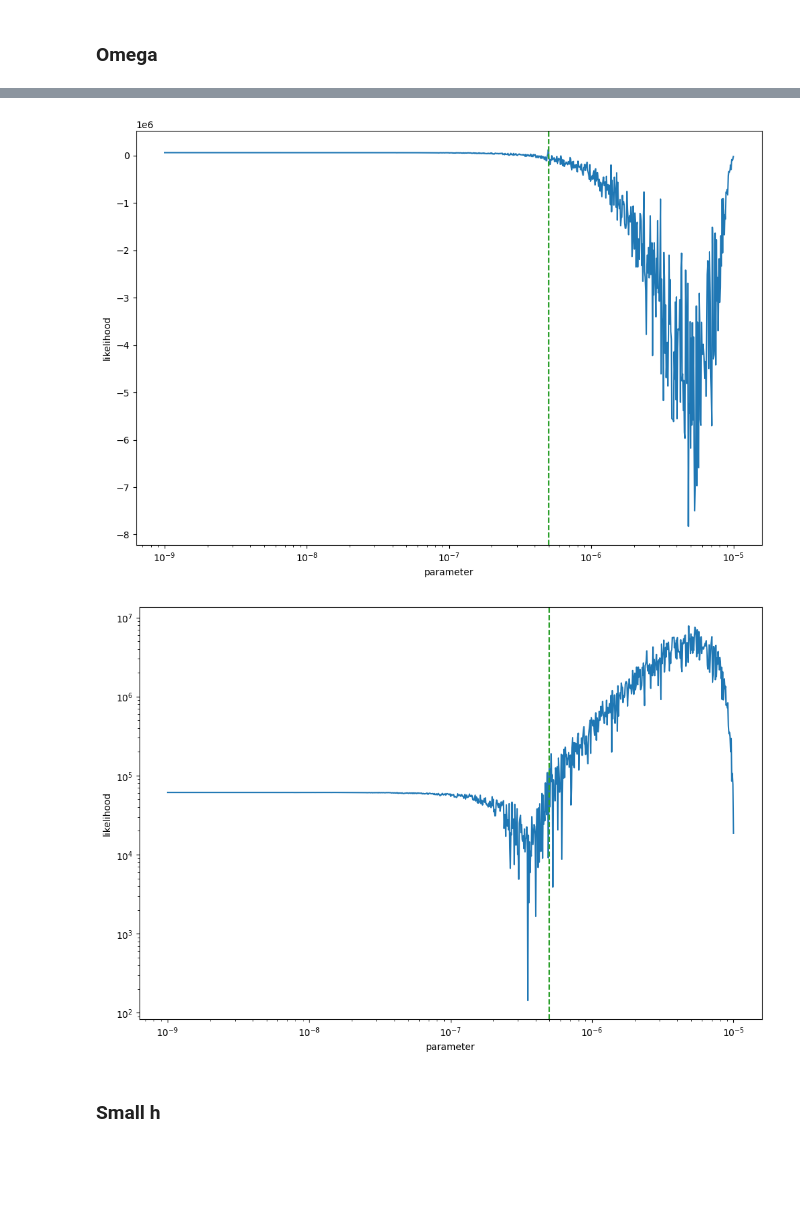
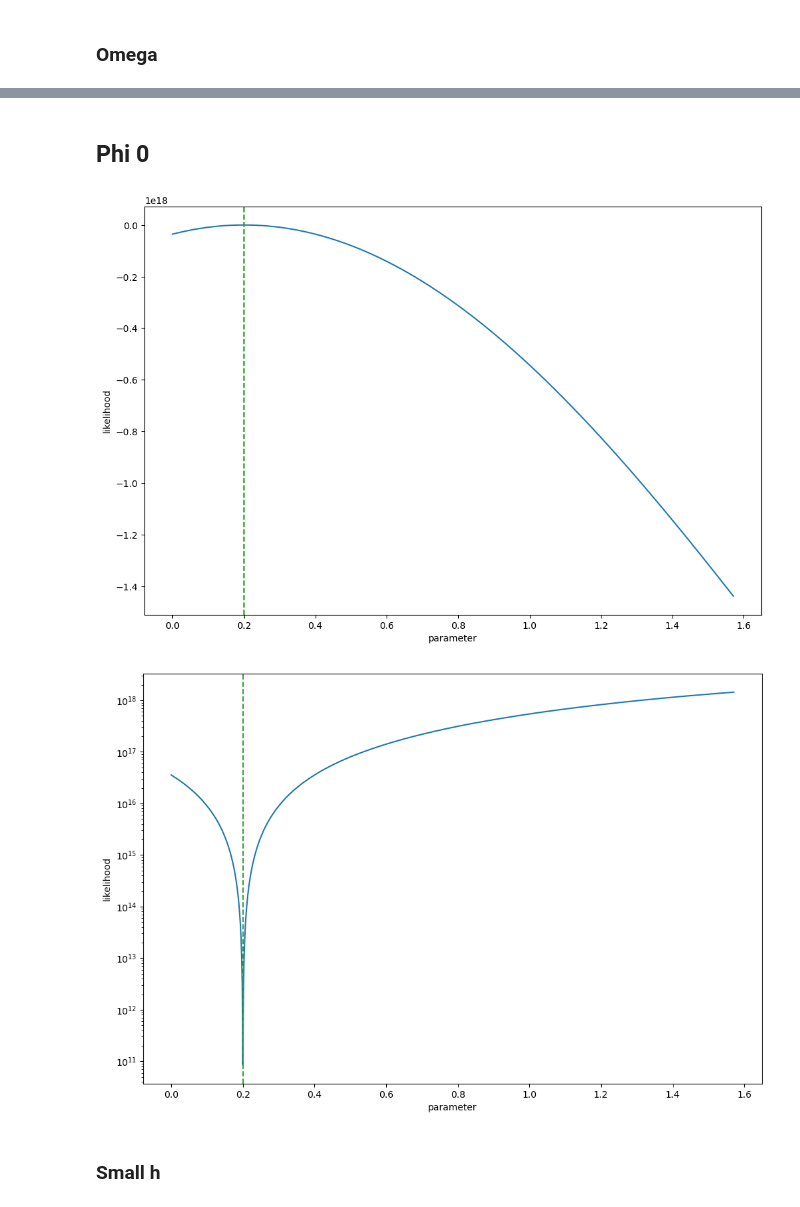
Before and after one commit to tomkimpson/StateSpacePTA, a Jupyter notebook: notebooks/likelihood_surfaces_scaling.ipynb, the cells around one changed output, grey strips where cells are left out. Drawn from its saved outputs; the diff is of its cells as text; code cells hidden in the pictures; blank space fills up the shorter version.

```diff
--- a/notebooks/likelihood_surfaces_scaling.ipynb
+++ b/notebooks/likelihood_surfaces_scaling.ipynb
@@ -64,7 +64,7 @@ from plotting import likelihoods_over_priors,iterate_over_priors
 import numpy as np
 
 #Set everything up
-P   = SystemParameters(h=1e-10,σp=0.0,σm=0.0,Npsr=20)   # define the system parameters
+P   = SystemParameters(h=1e-6,σm=1e-11,σp=1e-15,Npsr=20)   # define the system parameters
 PTA = Pulsars(P)               # setup the PTA
 data = SyntheticData(PTA,P)    # generate some synthetic data
 
@@ -114,14 +98,16 @@ plot_likelihood(variable_range,np.abs(likelihoods_large_h_omega),True,True,true_
+# %% [markdown]
+## Phi 0
 # %%
 import numpy as np
-variable = "omega_gw"
-variable_range = np.logspace(-9,-5,int(1e3))
+variable = "phi0_gw"
+variable_range = np.linspace(0,np.pi/2.0,int(1e3))
 selected_parameters = true_parameters.copy()
 likelihoods_large_h_omega = iterate_over_priors(variable, variable_range,selected_parameters,KF)
-plot_likelihood(variable_range,likelihoods_large_h_omega,True,False,true_parameters[variable])
-plot_likelihood(variable_range,np.abs(likelihoods_large_h_omega),True,True,true_parameters[variable])
+plot_likelihood(variable_range,likelihoods_large_h_omega,False,False,true_parameters[variable])
+plot_likelihood(variable_range,np.abs(likelihoods_large_h_omega),False,True,true_parameters[variable])
 # %% [output]
-[figure, old version]
+[figure, new version]
-[figure, old version]
+[figure, new version]
 # %% [markdown]
 ### Small h
 # %%
```
Also changed, not shown: parts of 2 cells of this notebook, 8 other files.
